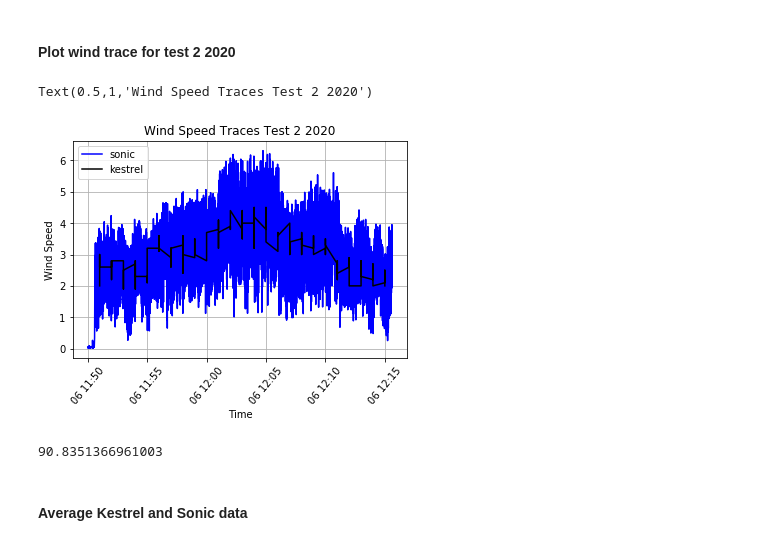
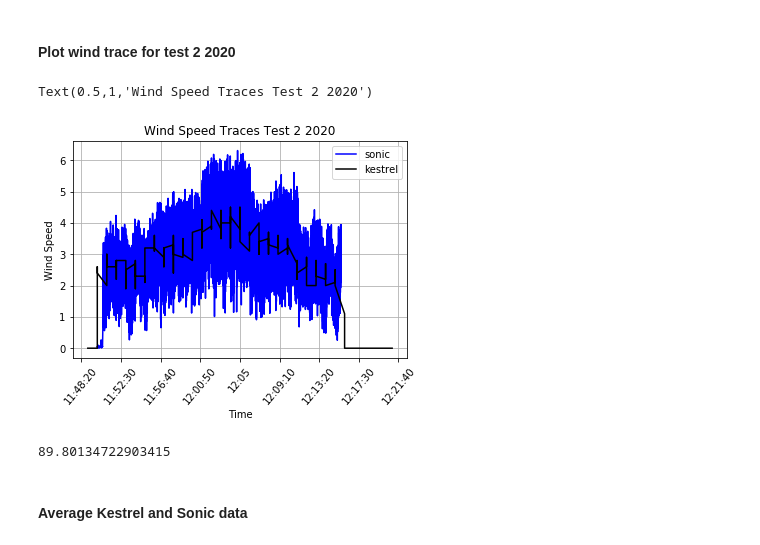
Before and after one commit to Pearl-Ayem/a303_course_work, a Jupyter notebook: Lab 8/Lab 8 analysis.ipynb, the cells around one changed output. Cells and saved outputs as stored; diff of their text form; code cells hidden in the pictures.

Commit message:
time averages for part 2

```diff
--- a/Lab 8/Lab 8 analysis.ipynb
+++ b/Lab 8/Lab 8 analysis.ipynb
@@ -714,34 +727,44 @@ son20 = son20.loc[mask2]
 # %% [markdown]
 #### Plot wind trace for test 2 2020
 # %%
-plt.plot(son20['time'],son20['mean_wind'],c='b')
-plt.plot(kes20['time'],kes20['ws'],c='k')
+
+
+
+# speed_times=[pd.Timestamp(2020,3,6,11,50,0),pd.Timestamp(2020,3,6,11,55,30),
+#              pd.Timestamp(2020,3,6,12,0,30),pd.Timestamp(2020,3,6,12,5,34),
+#              pd.Timestamp(2020,3,6,12,10,35),pd.Timestamp(2020,3,6,12,15,37)]
+
+# mask_times = son20.time.isin(speed_times)
+# son20_times = son20.loc[mask_times]
+# all_indices = son20_times.index
+
+# plt.axvline(pd.Timestamp('2013-09-21'),color='r')
+plt.plot(son20['time'].dt.time,son20['mean_wind'],c='b')
+# plt.plot(kes20['time'].dt.time,kes20['ws'],c='k')
+plt.plot(kes20['ws'],c='k')
 plt.legend(['sonic','kestrel'])
 plt.xticks(rotation=50)
 plt.grid()
 plt.ylabel('Wind Speed')
 plt.xlabel('Time')
 plt.title('Wind Speed Traces Test 2 2020')
 # %% [output]
 Text(0.5,1,'Wind Speed Traces Test 2 2020')
-[figure, old version]
+[figure, new version]
 # %%
 def find_alpha(u,v):
-    dirs=[]
-    for i in np.arange(len(u)):
+    u = u.mean()
+    v= v.mean()
+    if u > 0.0:
+        alpha = 90 - np.arctan(v/u)+180
+    else:
+        alpha = 90 - np.arctan(v/u)
 
-        if u.iloc[i] > 0.0:
-            alpha = 90 - np.arctan(v.iloc[i]/u.iloc[i])+180
-        else:
-            alpha = 90 - np.arctan(v.iloc[i]/u.iloc[i])
+    return alpha
 
-        dirs.append(alpha)
-
-    return dirs
-
-np.mean(find_alpha(son20['u'],son20['v']))
+find_alpha(son20['u'],son20['v'])
 # %% [output]
-90.8351366961003
+89.80134722903415
 # %% [markdown]
 #### Average Kestrel and Sonic data
 # %%
```
Also changed, not shown: parts of 6 cells of this notebook, 2 other files.
